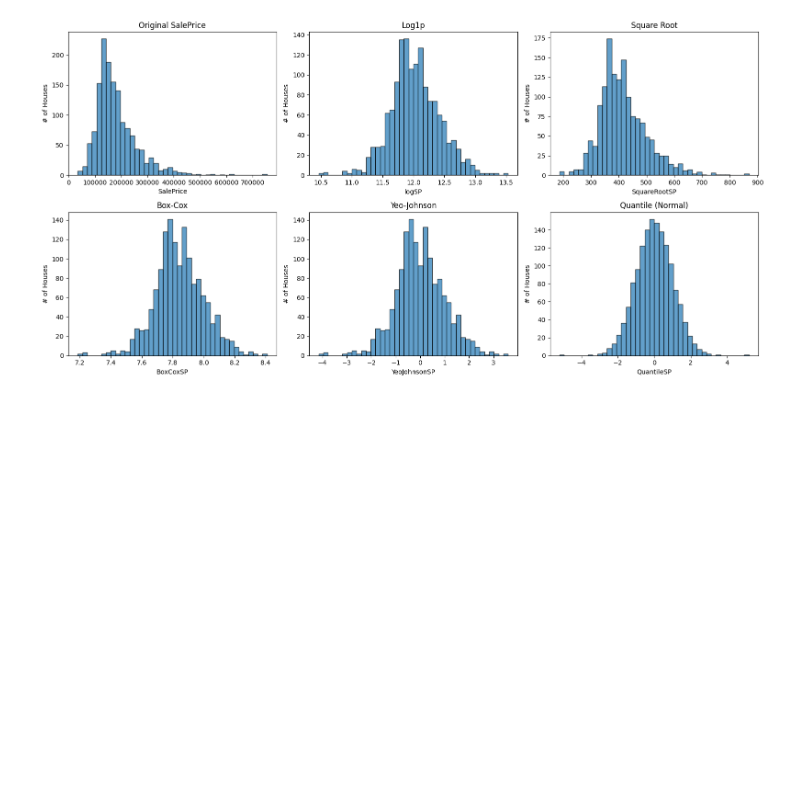
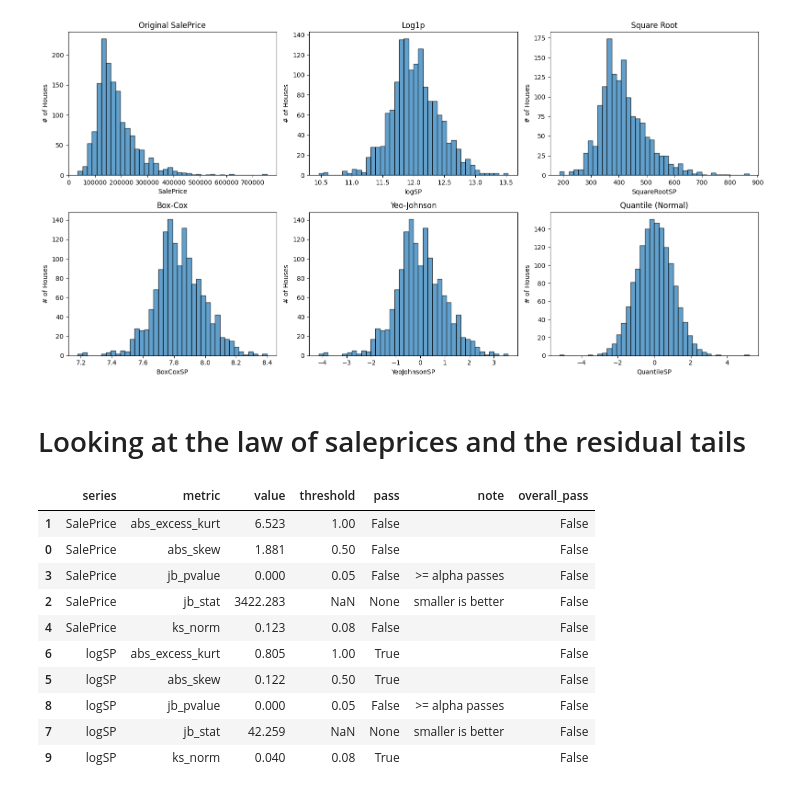
Before and after one commit to FranckNgN/kaggle-house-prices, a Jupyter notebook: notebooks/preprocessing/3skewKurtosis.ipynb, the cells around one changed output. Cells and saved outputs as stored; diff of their text form; code cells hidden in the pictures; blank space fills up the shorter version.

```diff
--- a/notebooks/preprocessing/3skewKurtosis.ipynb
+++ b/notebooks/preprocessing/3skewKurtosis.ipynb
@@ -75,4 +65,5 @@ salePrice_df.to_csv(__import__("pathlib").Path(local_config.TRAIN_CSV).resolve()
 # %%
 train_outlier_filled_log1 = pd.read_csv(local_config.TRAIN_OUTLIER_FILLED_CSV)
-train_outlier_filled_log1["SalePrice"] = salePrice_df['logSP']
-train_outlier_filled_log1.to_csv(__import__("pathlib").Path(local_config.TRAIN_CSV).resolve().parent / "train_outlier_filled_log1.csv", index=False)
+train_outlier_filled_log1["logSP"] = salePrice_df['logSP']
+if "SalePrice" in train_outlier_filled_log1.columns:
+    train_outlier_filled_log1 = train_outlier_filled_log1.drop(columns=["SalePrice"])
@@ -78,0 +73,24 @@ train_outlier_filled_log1.to_csv(__import__("pathlib").Path(local_config.TRAIN_C
+# %% [markdown]
+# Looking at the law of saleprices and the residual tails
+# %%
+from utils.checks import evaluate_many
+
+distribCheck = evaluate_many({
+    "SalePrice": train["SalePrice"],
+    "logSP": train_outlier_filled_log1["logSP"],
+})
+
+# See the tidy table
+distribCheck.sort_values(["series", "metric"]).head(30)
+# %% [output]
+|  | series | metric | value | threshold | pass | note | overall_pass |
+| 1 | SalePrice | abs_excess_kurt | 6.523 | 1.00 | False |  | False |
+| 0 | SalePrice | abs_skew | 1.881 | 0.50 | False |  | False |
+| 3 | SalePrice | jb_pvalue | 0.000 | 0.05 | False | >= alpha passes | False |
+| 2 | SalePrice | jb_stat | 3422.283 | NaN | None | smaller is better | False |
+| 4 | SalePrice | ks_norm | 0.123 | 0.08 | False |  | False |
+| 6 | logSP | abs_excess_kurt | 0.805 | 1.00 | True |  | False |
+| 5 | logSP | abs_skew | 0.122 | 0.50 | True |  | False |
+| 8 | logSP | jb_pvalue | 0.000 | 0.05 | False | >= alpha passes | False |
+| 7 | logSP | jb_stat | 42.259 | NaN | None | smaller is better | False |
+| 9 | logSP | ks_norm | 0.040 | 0.08 | True |  | False |
```
Also changed, not shown: parts of 5 cells of this notebook, 5 other files.
